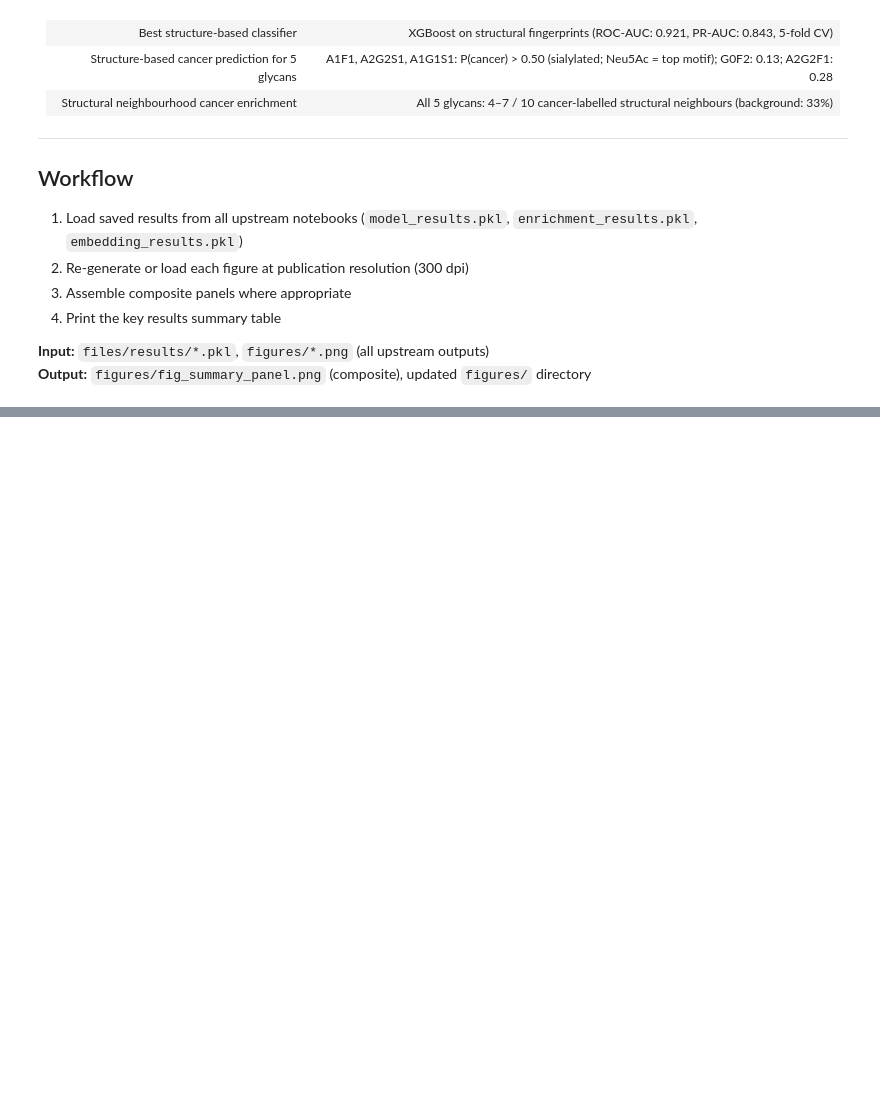
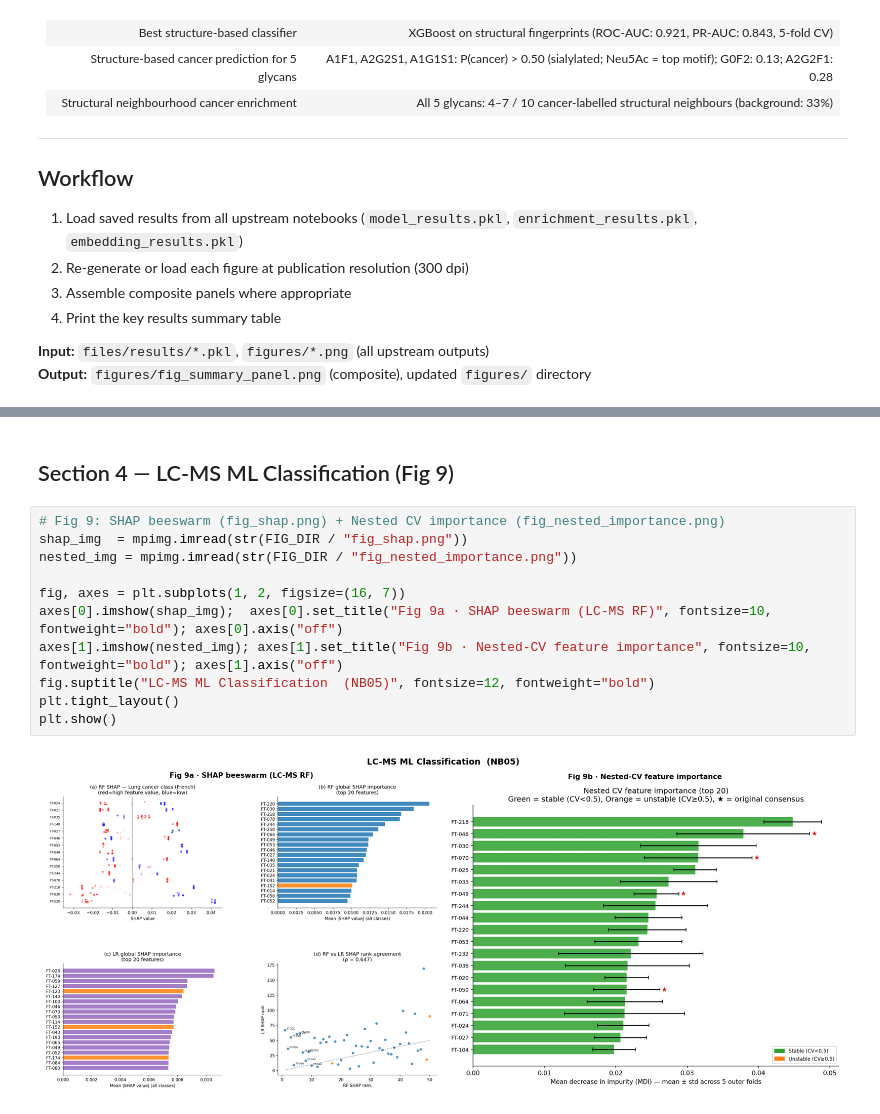
Before and after one commit to hannahhajj/AI4chem, a Jupyter notebook: Notebooks/08_summary_figures.ipynb, the cells around one changed output, grey strips where cells are left out. Drawn from its saved outputs; the diff is of its cells as text; blank space fills up the shorter version.

```diff
--- a/Notebooks/08_summary_figures.ipynb
+++ b/Notebooks/08_summary_figures.ipynb
@@ -52,0 +194,15 @@ Final notebook. Assembles all results into publication-ready figures and a key r
+# %% [markdown]
+## Section 4 — LC-MS ML Classification (Fig 9)
+# %%
+# Fig 9: SHAP beeswarm (fig_shap.png) + Nested CV importance (fig_nested_importance.png)
+shap_img  = mpimg.imread(str(FIG_DIR / "fig_shap.png"))
+nested_img = mpimg.imread(str(FIG_DIR / "fig_nested_importance.png"))
+
+fig, axes = plt.subplots(1, 2, figsize=(16, 7))
+axes[0].imshow(shap_img);  axes[0].set_title("Fig 9a · SHAP beeswarm (LC-MS RF)", fontsize=10, fontweight="bold"); axes[0].axis("off")
+axes[1].imshow(nested_img); axes[1].set_title("Fig 9b · Nested-CV feature importance", fontsize=10, fontweight="bold"); axes[1].axis("off")
+fig.suptitle("LC-MS ML Classification  (NB05)", fontsize=12, fontweight="bold")
+plt.tight_layout()
+plt.show()
+# %% [output]
+[figure, added]
```
Also changed, not shown: parts of 16 cells of this notebook, 1 other file.
